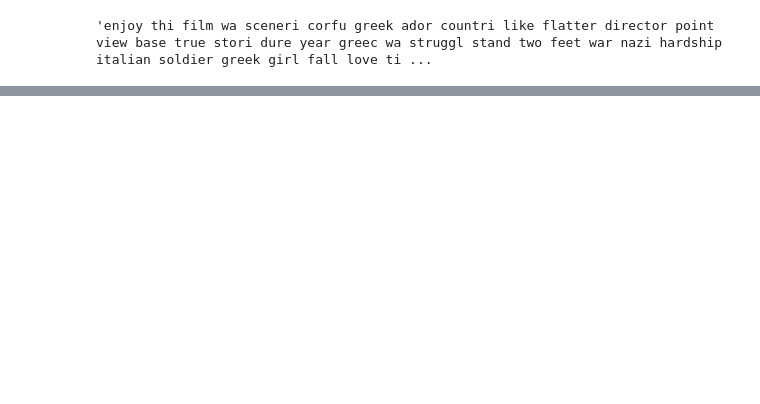
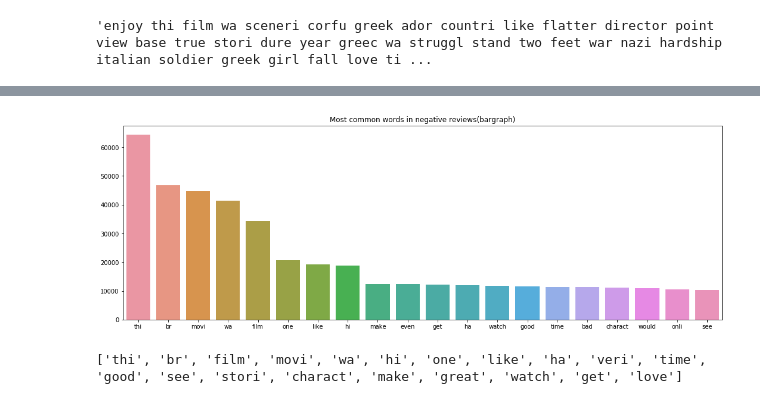
Before and after one commit to kevincuax/movie_ratings_sentiment_analysis, a Jupyter notebook: movie_ratings_analysis.ipynb, the cells around one changed output, grey strips where cells are left out. Saved outputs shown, nothing was run; the diff lists cells and outputs as text; code cells hidden in the pictures; blank space fills up the shorter version.

```diff
--- a/movie_ratings_analysis.ipynb
+++ b/movie_ratings_analysis.ipynb
@@ -119,0 +396,21 @@ normalized_test_reviews[45000]
+# %%
+words = []
+for review in negative_reviews:
+    review_split = review.split()
+    for word in review_split:
+        words.append(word)
+
+word_count = Counter(words)
+
+most_common_words = [word[0] for word in word_count.most_common(20)]
+most_common_words_count = [word[1] for word in word_count.most_common(20)]
+fig = plt.figure(figsize=(18,6))
+sns.barplot(x=most_common_words, y=most_common_words_count)
+plt.title('Most common words in negative reviews(bargraph)')
+plt.show()
+# %% [output]
+[figure, added]
+# %%
+print(most_common_words)
+# %% [output]
+['thi', 'br', 'film', 'movi', 'wa', 'hi', 'one', 'like', 'ha', 'veri', 'time', 'good', 'see', 'stori', 'charact', 'make', 'great', 'watch', 'get', 'love']
```
Also changed, not shown: parts of 30 cells of this notebook, 2 other files.
